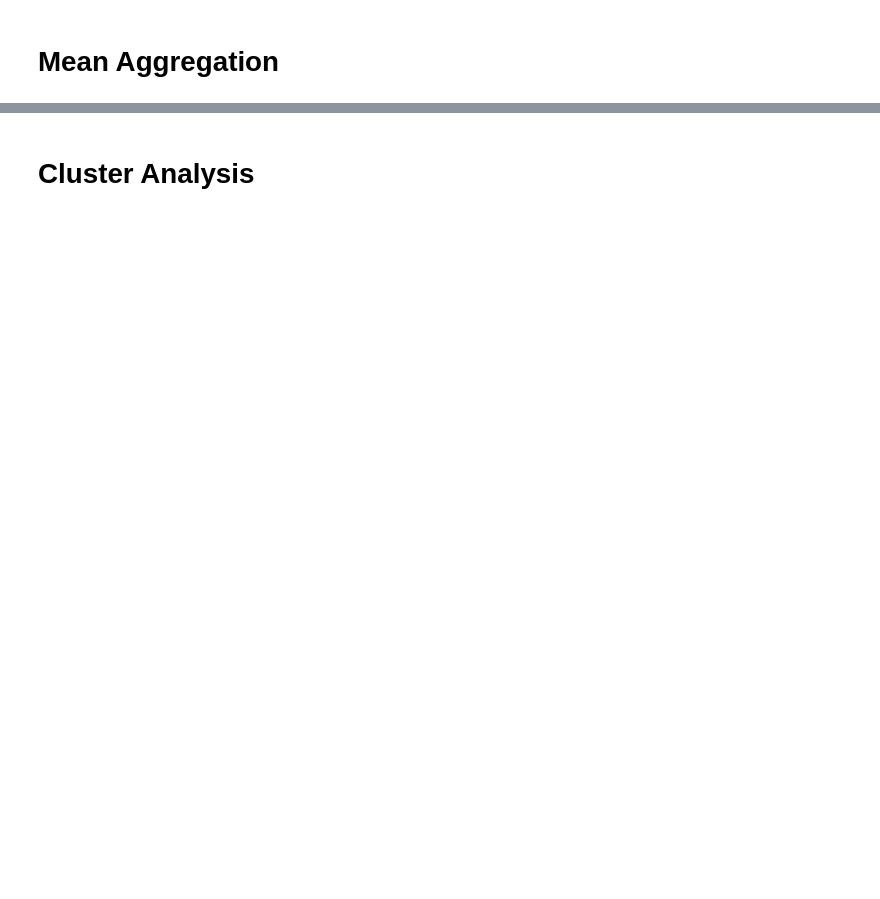
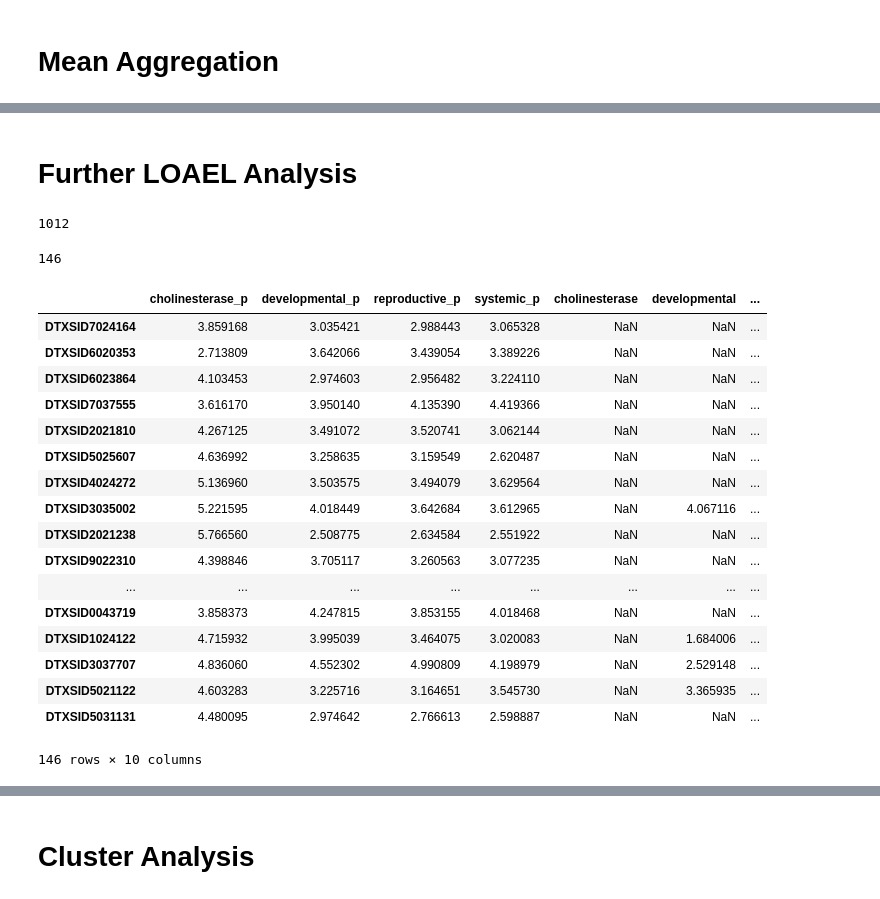
Before and after one commit to georgehelman/genra, a Jupyter notebook: notebooks/rax/rax-genra-toxref.ipynb, the cells around one changed output, grey strips where cells are left out. Drawn from its saved outputs; the diff is of its cells as text; code cells hidden in the pictures; blank space fills up the shorter version.

```diff
--- a/notebooks/rax/rax-genra-toxref.ipynb
+++ b/notebooks/rax/rax-genra-toxref.ipynb
@@ -526,0 +270,5 @@ def wtvar(df,name,k):
+# %%
+loael_agg_mean=pd.read_csv('loael_agg_mean.csv',index_col='dsstox_sid')
+loael_agg_sd=pd.read_csv('loael_agg_sd.csv',index_col='dsstox_sid')
+loael_neighbors_mean=pd.read_csv('loael_neighbors_mean.csv')
+loael_neighbors_sd=pd.read_csv('loael_neighbors_sd.csv')
@@ -561,0 +408,9 @@ plt.show()
+# %% [markdown]
+<h1>Further LOAEL Analysis</h1>
+# %%
+gt9=loael_neighbors_mean[loael_neighbors_mean['jaccard']>.9]['target_sid'].unique() #Targets with atleast 1 neighbors >.9
+len(loael_neighbors_mean['target_sid'].unique())
+len(gt9)
+# %% [output]
+1012
+146
@@ -561,0 +421,27 @@ plt.show()
+# %%
+#Loael best results
+ranked_loaels=loael_predictions_mean.copy()
+ranked_loaels['rank']=ranked_loaels.apply(ranker,axis='columns')
+ranked_loaels=ranked_loaels.loc[gt9]
+ranked_loaels=ranked_loaels.sort_values('rank')
+ranked_loaels['mol_weight']=ranked_loaels.index.map(weights)
+ranked_loaels
+# %% [output]
+|  | cholinesterase_p | developmental_p | reproductive_p | systemic_p | cholinesterase | developmental | ... |
+| DTXSID7024164 | 3.859168 | 3.035421 | 2.988443 | 3.065328 | NaN | NaN | ... |
+| DTXSID6020353 | 2.713809 | 3.642066 | 3.439054 | 3.389226 | NaN | NaN | ... |
+| DTXSID6023864 | 4.103453 | 2.974603 | 2.956482 | 3.224110 | NaN | NaN | ... |
+| DTXSID7037555 | 3.616170 | 3.950140 | 4.135390 | 4.419366 | NaN | NaN | ... |
+| DTXSID2021810 | 4.267125 | 3.491072 | 3.520741 | 3.062144 | NaN | NaN | ... |
+| DTXSID5025607 | 4.636992 | 3.258635 | 3.159549 | 2.620487 | NaN | NaN | ... |
+| DTXSID4024272 | 5.136960 | 3.503575 | 3.494079 | 3.629564 | NaN | NaN | ... |
+| DTXSID3035002 | 5.221595 | 4.018449 | 3.642684 | 3.612965 | NaN | 4.067116 | ... |
+| DTXSID2021238 | 5.766560 | 2.508775 | 2.634584 | 2.551922 | NaN | NaN | ... |
+| DTXSID9022310 | 4.398846 | 3.705117 | 3.260563 | 3.077235 | NaN | NaN | ... |
+| ... | ... | ... | ... | ... | ... | ... | ... |
+| DTXSID0043719 | 3.858373 | 4.247815 | 3.853155 | 4.018468 | NaN | NaN | ... |
+| DTXSID1024122 | 4.715932 | 3.995039 | 3.464075 | 3.020083 | NaN | 1.684006 | ... |
+| DTXSID3037707 | 4.836060 | 4.552302 | 4.990809 | 4.198979 | NaN | 2.529148 | ... |
+| DTXSID5021122 | 4.603283 | 3.225716 | 3.164651 | 3.545730 | NaN | 3.365935 | ... |
+| DTXSID5031131 | 4.480095 | 2.974642 | 2.766613 | 2.598887 | NaN | NaN | ... |
+146 rows × 10 columns
```
Also changed, not shown: parts of 170 cells of this notebook, 4 other files.
